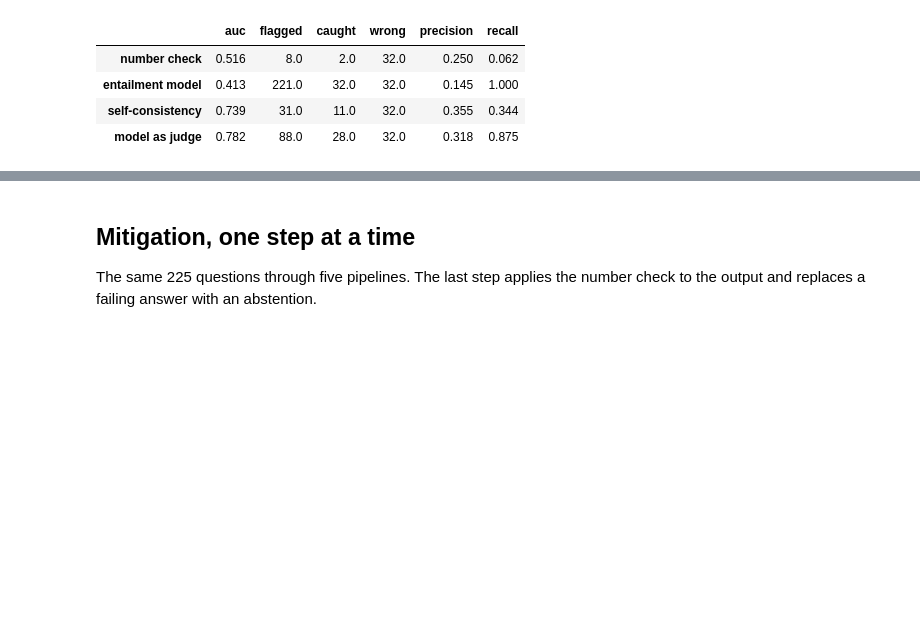
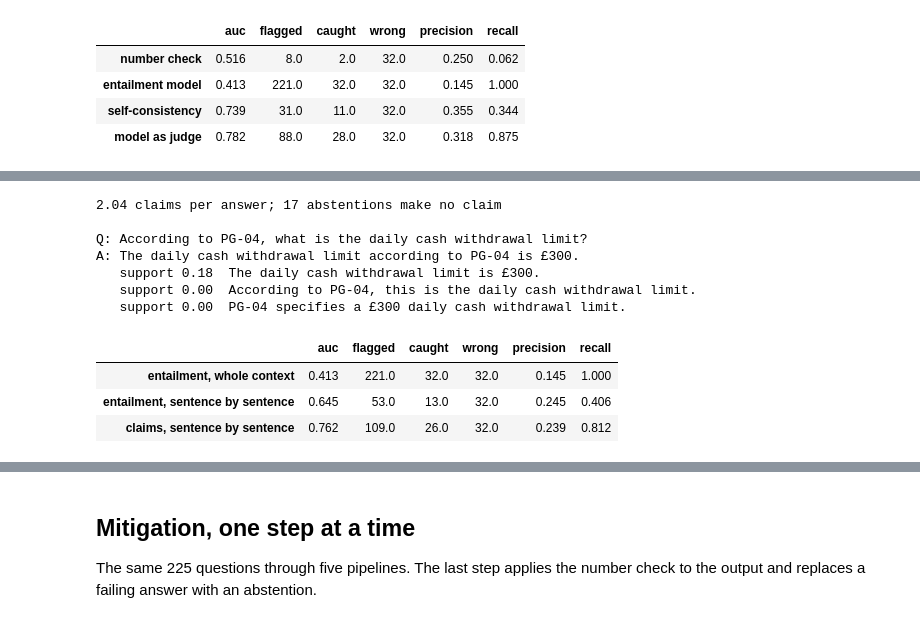
Before and after one commit to iitm-da/finance-ml, a Jupyter notebook: llm/llms_in_depth.ipynb, the cells around one changed output, grey strips where cells are left out. Cells and saved outputs as stored; diff of their text form; code cells hidden in the pictures; blank space fills up the shorter version.

Commit message:
LLM deck: claim-level faithfulness, token probability, judge validation, RAG triad

```diff
--- a/llm/llms_in_depth.ipynb
+++ b/llm/llms_in_depth.ipynb
@@ -986,0 +993,49 @@ pd.DataFrame(DET).T.round(3)
+# %%
+nli = CrossEncoder('cross-encoder/nli-deberta-v3-small', device=DEV)
+lab = [nli.model.config.id2label[k].lower() for k in range(3)]
+sents = lambda t: [x.strip() for x in re.split(r'(?<=[.!?])\s+(?=[A-Z])', t) if x.strip()]
+CSENT = [[x for d in RANK['dense'][i][:3] for x in sents(kb[d]['text'])] for i in range(N)]
+def support(i, claims):
+    """for each claim, the highest entailment probability over the sentences of the retrieved context"""
+    if not claims:
+        return []
+    p = torch.tensor(nli.predict([(x, c) for c in claims for x in CSENT[i]], batch_size=64)).softmax(-1).numpy()[:, lab.index('entailment')]
+    return p.reshape(len(claims), len(CSENT[i])).max(1).tolist()
+
+SYS_CLAIM = ('Split the answer into its separate factual claims. Write each claim as one short, complete sentence that can be read '
+             'without the others. One claim per line. Do not add anything that is not in the answer.')
+raw = chat([f"Question: {qs[i]['question']}\nAnswer: {POOL[i]}" for i in range(N)], SYS_CLAIM, max_new_tokens=120)
+strip = lambda l: re.sub(r'^[\-\*\d\.\)\s]+', '', l).strip()
+CLAIMS = [[] if ABST.search(POOL[i]) else ([strip(l) for l in raw[i].split('\n') if len(strip(l)) > 8][:6] or [POOL[i]]) for i in range(N)]
+SUP = [support(i, c) for i, c in enumerate(CLAIMS)]
+whole = [support(i, [] if ABST.search(POOL[i]) else [POOL[i]]) for i in range(N)]
+D2 = {'entailment, whole context': D['entailment model'],
+      'entailment, sentence by sentence': np.array([1 - min(w) if w else 0.0 for w in whole]),
+      'claims, sentence by sentence': np.array([1 - min(u) if u else 0.0 for u in SUP])}
+del nli
+def detector(v, flag=None):
+    flag = (v > 0.5) if flag is None else flag
+    tp = int((flag & y_wrong).sum())
+    return {'auc': float(roc_auc_score(y_wrong, v)), 'flagged': int(flag.sum()), 'caught': tp, 'wrong': int(y_wrong.sum()),
+            'precision': tp / max(int(flag.sum()), 1), 'recall': tp / int(y_wrong.sum())}
+CLAIM = {'det': {k: detector(v) for k, v in D2.items()}, 'mean_claims': float(np.mean([len(c) for c in CLAIMS if c])),
+         'n_abst': int(sum(not c for c in CLAIMS))}
+i = next(i for i in np.argsort(-D2['claims, sentence by sentence']) if y_wrong[i] and len(CLAIMS[i]) >= 2)
+CLAIM['ex'] = [qs[i]['question'], POOL[i], [[c, float(u)] for c, u in zip(CLAIMS[i], SUP[i])]]
+print(f"{CLAIM['mean_claims']:.2f} claims per answer; {CLAIM['n_abst']} abstentions make no claim\n")
+print('Q:', qs[i]['question'], '\nA:', POOL[i])
+for c, u in zip(CLAIMS[i], SUP[i]):
+    print(f'   support {u:.2f}  {c}')
+pd.DataFrame(CLAIM['det']).T.round(3)
+# %% [output]
+2.04 claims per answer; 17 abstentions make no claim
+
+Q: According to PG-04, what is the daily cash withdrawal limit?
+A: The daily cash withdrawal limit according to PG-04 is £300.
+   support 0.18  The daily cash withdrawal limit is £300.
+   support 0.00  According to PG-04, this is the daily cash withdrawal limit.
+   support 0.00  PG-04 specifies a £300 daily cash withdrawal limit.
+|  | auc | flagged | caught | wrong | precision | recall |
+| entailment, whole context | 0.413 | 221.0 | 32.0 | 32.0 | 0.145 | 1.000 |
+| entailment, sentence by sentence | 0.645 | 53.0 | 13.0 | 32.0 | 0.245 | 0.406 |
+| claims, sentence by sentence | 0.762 | 109.0 | 26.0 | 32.0 | 0.239 | 0.812 |
```
Also changed, not shown: parts of 7 cells of this notebook, 8 other files.
